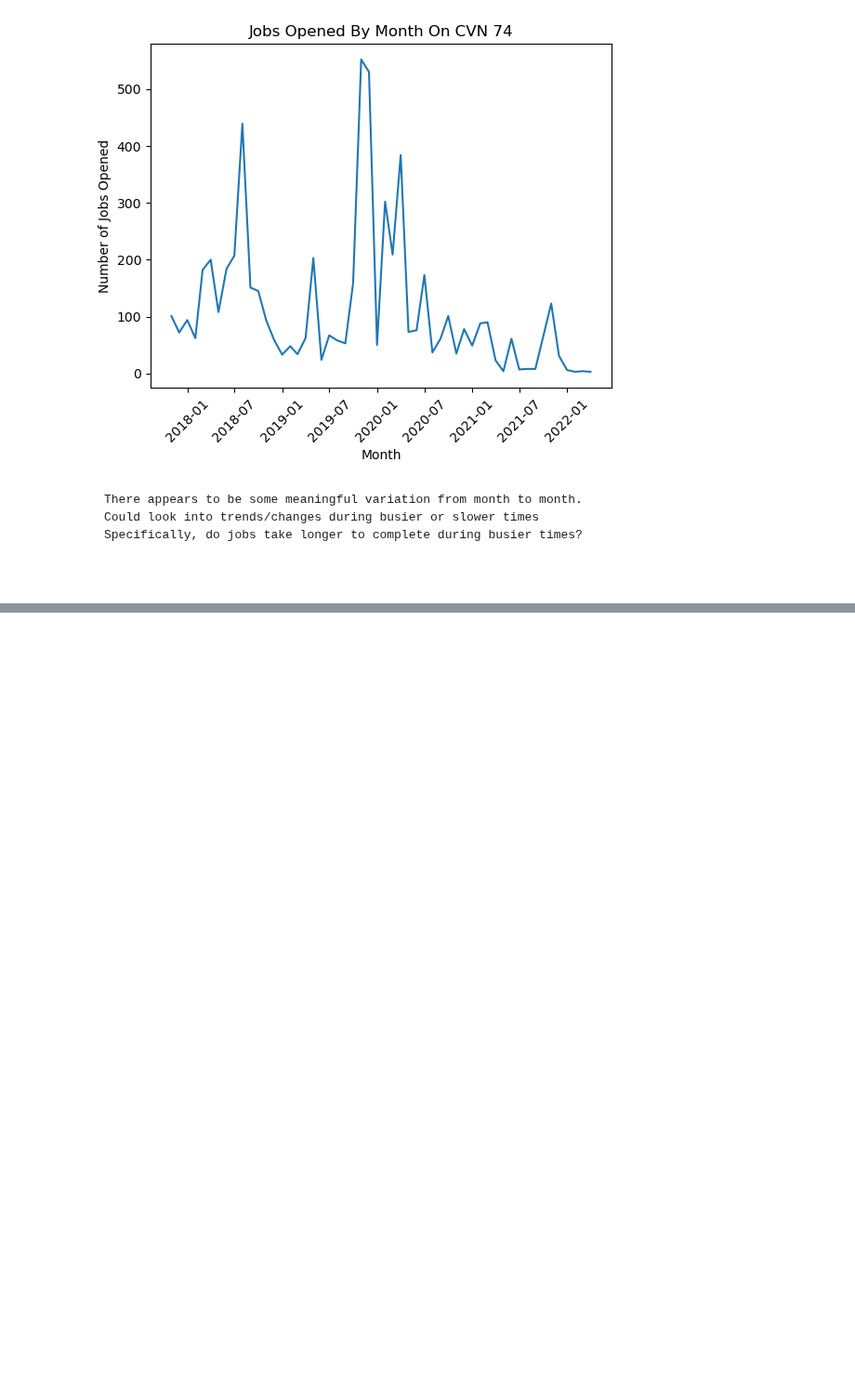
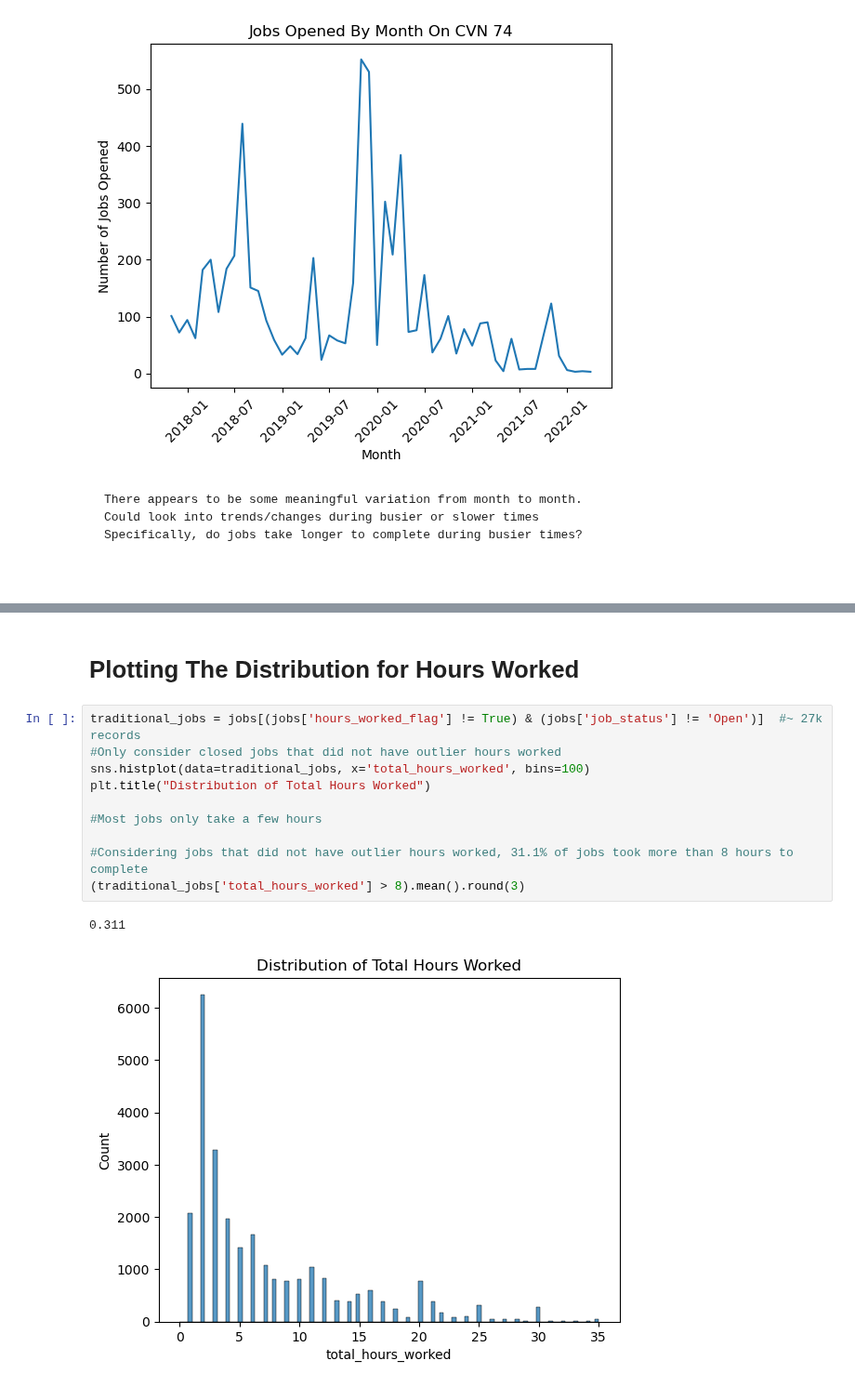
Before and after one commit to jcarswell073/Fleet-Sustainment-HVAC-Project, a Jupyter notebook: Notebooks/jeff_EDA.ipynb, the cells around one changed output, grey strips where cells are left out. Shown at 93% size. Cells and saved outputs as stored; diff of their text form; blank space fills up the shorter version.

```diff
--- a/Notebooks/jeff_EDA.ipynb
+++ b/Notebooks/jeff_EDA.ipynb
@@ -100,0 +153,15 @@ Specifically, do jobs take longer to complete during busier times?
+# %% [markdown]
+# Plotting The Distribution for Hours Worked
+# %%
+traditional_jobs = jobs[(jobs['hours_worked_flag'] != True) & (jobs['job_status'] != 'Open')]  #~ 27k records
+#Only consider closed jobs that did not have outlier hours worked
+sns.histplot(data=traditional_jobs, x='total_hours_worked', bins=100)
+plt.title("Distribution of Total Hours Worked")
+
+#Most jobs only take a few hours
+
+#Considering jobs that did not have outlier hours worked, 31.1% of jobs took more than 8 hours to complete
+(traditional_jobs['total_hours_worked'] > 8).mean().round(3)
+# %% [output]
+0.311
+[figure, added]
```
Also changed, not shown: parts of 8 cells of this notebook.
